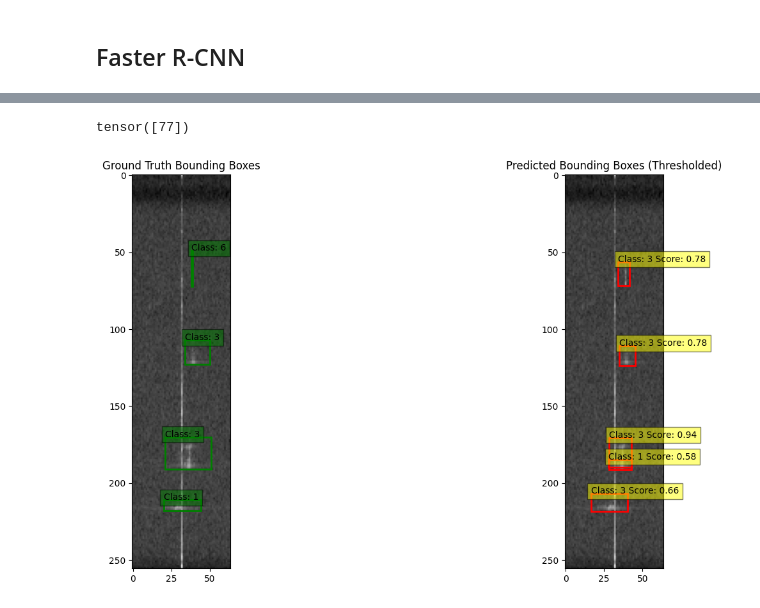
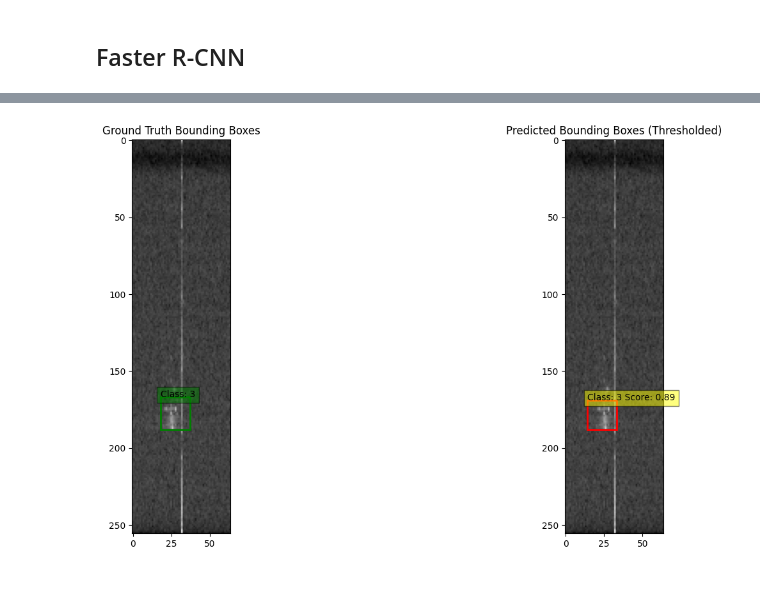
Before and after one commit to arigra/IAI-CMU, a Jupyter notebook: Object_detection/faster_rcnn_rd.ipynb, the cells around one changed output, grey strips where cells are left out. Drawn from its saved outputs; the diff is of its cells as text; code cells hidden in the pictures.

```diff
--- a/Object_detection/faster_rcnn_rd.ipynb
+++ b/Object_detection/faster_rcnn_rd.ipynb
@@ -448,7 +448,6 @@ plt.show()
 # %%
 model.eval()
-rand_num = torch.randint(0, 100, (1,))
-print(rand_num)
+rand_num = torch.randint(0, 1000, (1,))
 test_sample_idx = rand_num.item()
 spectrum_image, target = test_dataset[test_sample_idx]
 
@@ -469,32 +468,31 @@ gt_labels = target['labels'].numpy()
 
 spectrum_image = spectrum_image.cpu().numpy()
 
 threshold = 0.5
 keep = pred_scores >= threshold
 pred_boxes = pred_boxes[keep]
 pred_labels = pred_labels[keep]
 pred_scores = pred_scores[keep]
 
 fig, (ax1, ax2) = plt.subplots(1, 2, figsize=(16, 8))
 
 ax1.imshow(spectrum_image[0], cmap='gray')
 for box, label in zip(gt_boxes, gt_labels):
     xmin, ymin, xmax, ymax = box
     rect = patches.Rectangle((xmin, ymin), xmax-xmin, ymax-ymin, linewidth=2, edgecolor='g', facecolor='none')
     ax1.add_patch(rect)
     ax1.text(xmin, ymin, f'Class: {label}', bbox=dict(facecolor='green', alpha=0.5))
 
 ax1.set_title('Ground Truth Bounding Boxes')
 
 ax2.imshow(spectrum_image[0], cmap='gray')
 for box, label, score in zip(pred_boxes, pred_labels, pred_scores):
     xmin, ymin, xmax, ymax = box
     rect = patches.Rectangle((xmin, ymin), xmax-xmin, ymax-ymin, linewidth=2, edgecolor='r', facecolor='none')
     ax2.add_patch(rect)
     ax2.text(xmin, ymin, f'Class: {label} Score: {score:.2f}', bbox=dict(facecolor='yellow', alpha=0.5))
 
 ax2.set_title('Predicted Bounding Boxes (Thresholded)')
 plt.show()
 # %% [output]
-tensor([77])
-[figure, old version]
+[figure, new version]
```
Also changed, not shown: parts of 2 cells of this notebook.
